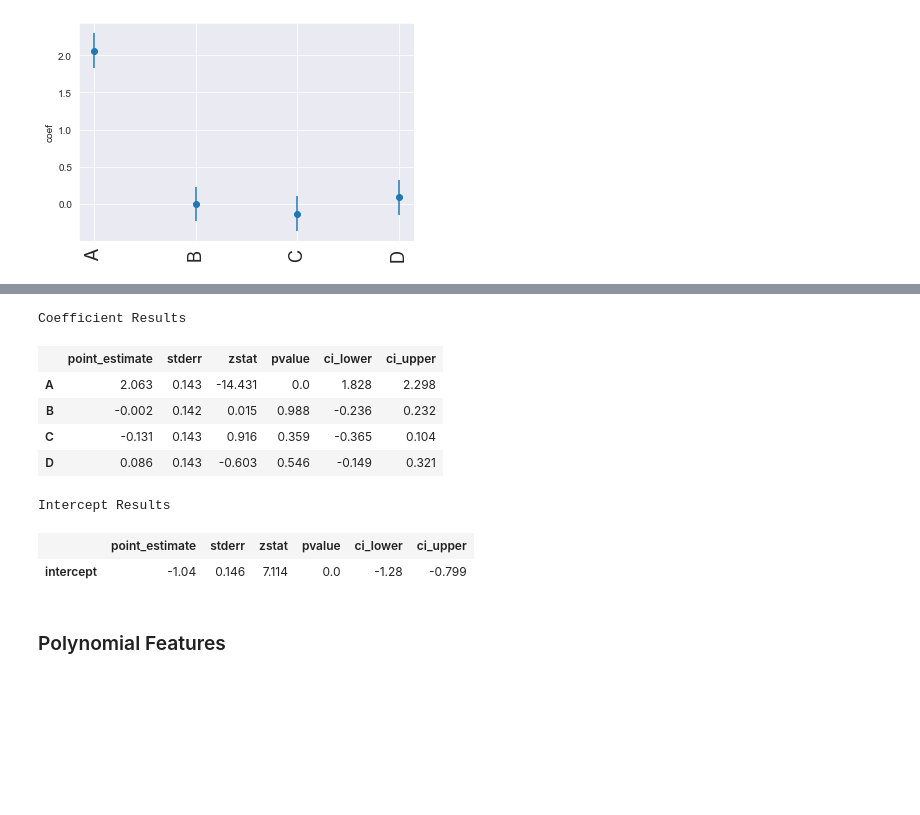
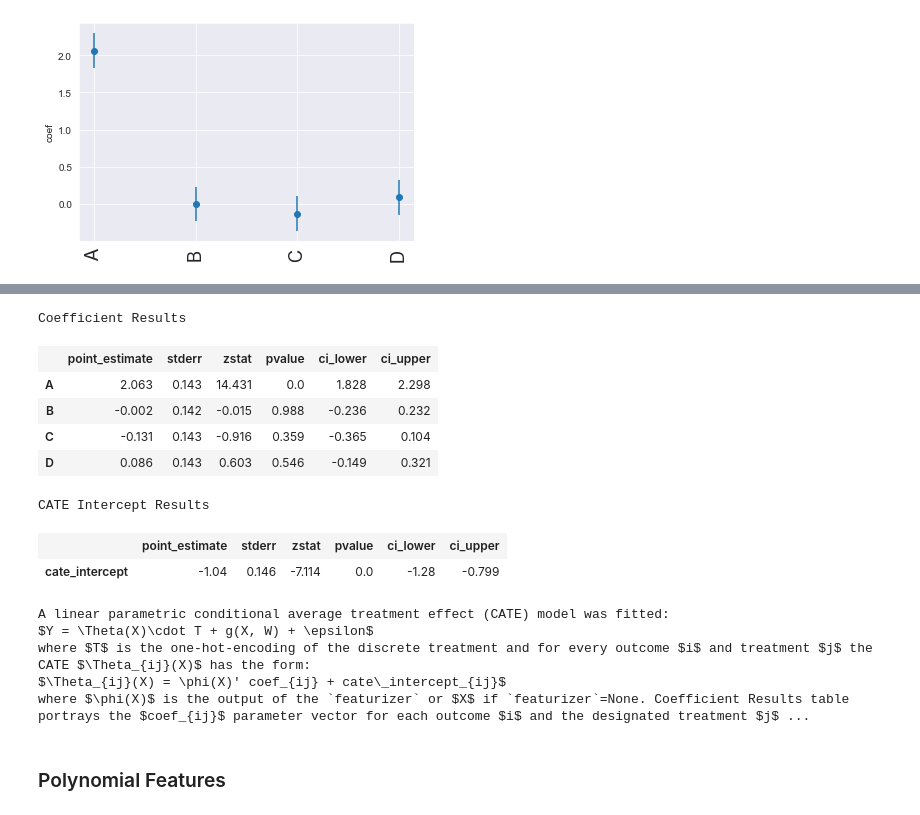
Before and after one commit to py-why/EconML, a Jupyter notebook: notebooks/Doubly Robust Learner and Interpretability.ipynb, the cells around one changed output, grey strips where cells are left out. Drawn from its saved outputs; the diff is of its cells as text; code cells hidden in the pictures; blank space fills up the shorter version.

```diff
--- a/notebooks/Doubly Robust Learner and Interpretability.ipynb
+++ b/notebooks/Doubly Robust Learner and Interpretability.ipynb
@@ -127,15 +127,20 @@ est.intercept__inference(T=1).summary_frame()
 # %%
-est.summary(T=1,feat_name=['A', 'B', 'C', 'D'])
+est.summary(T=1, feature_names=['A', 'B', 'C', 'D'])
 # %% [output]
 Coefficient Results
 |  | point_estimate | stderr | zstat | pvalue | ci_lower | ci_upper |
-| A | 2.063 | 0.143 | -14.431 | 0.0 | 1.828 | 2.298 |
-| B | -0.002 | 0.142 | 0.015 | 0.988 | -0.236 | 0.232 |
-| C | -0.131 | 0.143 | 0.916 | 0.359 | -0.365 | 0.104 |
-| D | 0.086 | 0.143 | -0.603 | 0.546 | -0.149 | 0.321 |
+| A | 2.063 | 0.143 | 14.431 | 0.0 | 1.828 | 2.298 |
+| B | -0.002 | 0.142 | -0.015 | 0.988 | -0.236 | 0.232 |
+| C | -0.131 | 0.143 | -0.916 | 0.359 | -0.365 | 0.104 |
+| D | 0.086 | 0.143 | 0.603 | 0.546 | -0.149 | 0.321 |
-Intercept Results
+CATE Intercept Results
 |  | point_estimate | stderr | zstat | pvalue | ci_lower | ci_upper |
-| intercept | -1.04 | 0.146 | 7.114 | 0.0 | -1.28 | -0.799 |
+| cate_intercept | -1.04 | 0.146 | -7.114 | 0.0 | -1.28 | -0.799 |
+A linear parametric conditional average treatment effect (CATE) model was fitted:
+$Y = \Theta(X)\cdot T + g(X, W) + \epsilon$
+where $T$ is the one-hot-encoding of the discrete treatment and for every outcome $i$ and treatment $j$ the CATE $\Theta_{ij}(X)$ has the form:
+$\Theta_{ij}(X) = \phi(X)' coef_{ij} + cate\_intercept_{ij}$
+where $\phi(X)$ is the output of the `featurizer` or $X$ if `featurizer`=None. Coefficient Results table portrays the $coef_{ij}$ parameter vector for each outcome $i$ and the designated treatment $j$ ...
 # %% [markdown]
 ### Polynomial Features
 # %%
```
Also changed, not shown: parts of 9 cells of this notebook, 18 other files.
